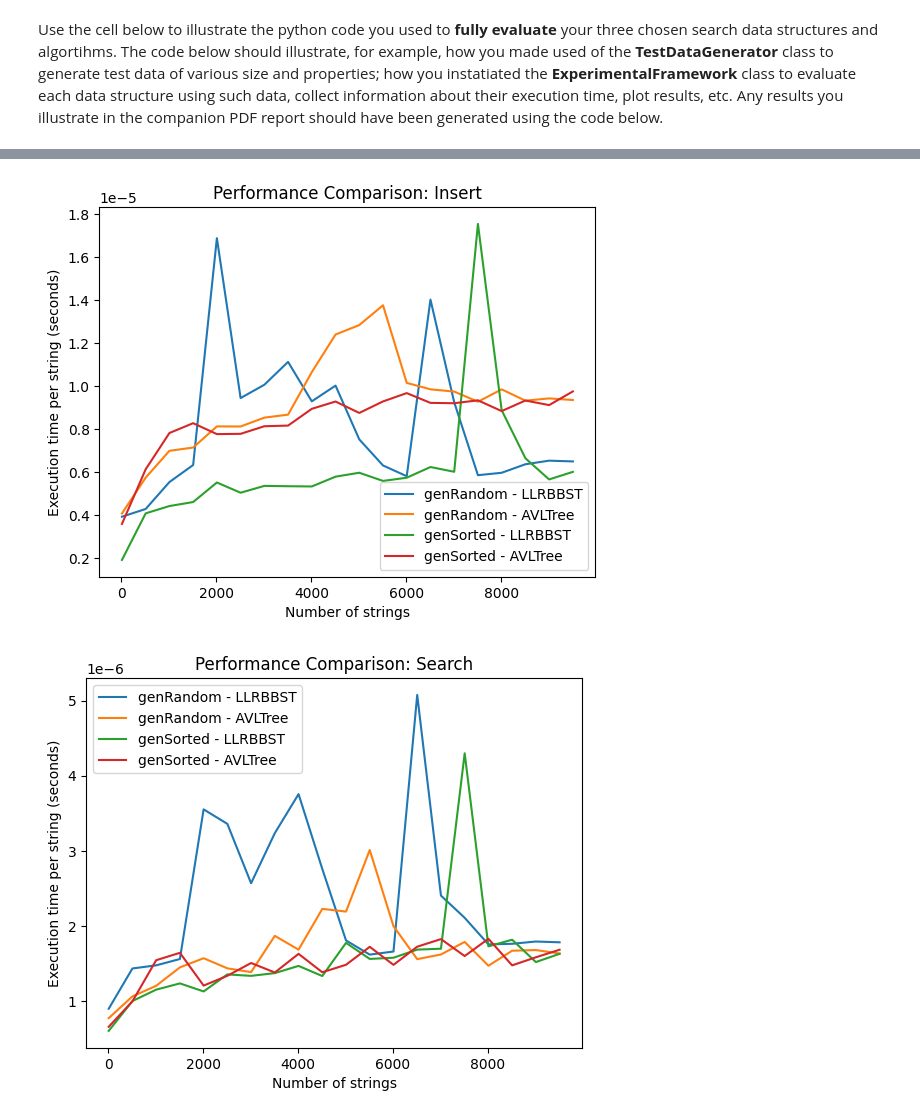
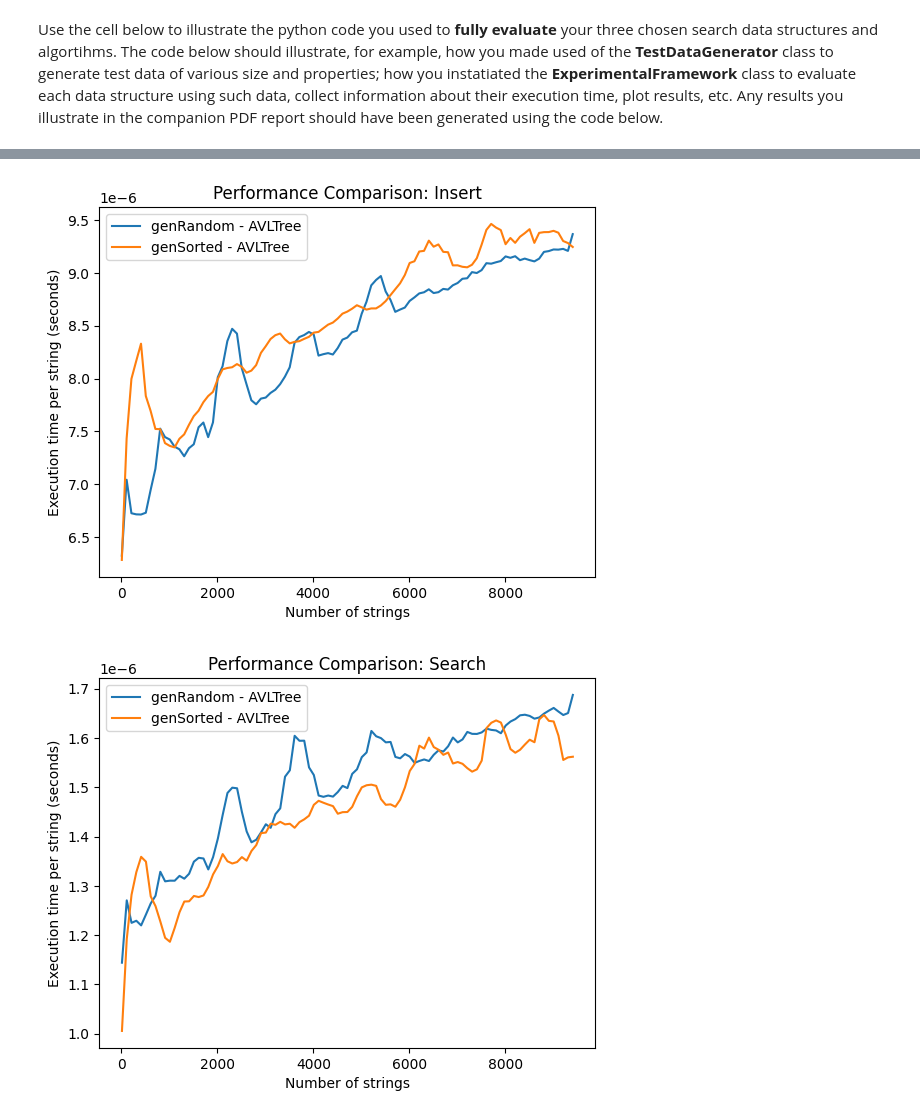
Before and after one commit to Fateh-Aletomeh/Algorithms-Coursework, a Jupyter notebook: grp-017-0005code.ipynb, the cells around one changed output, grey strips where cells are left out. Saved outputs shown, nothing was run; the diff lists cells and outputs as text; code cells hidden in the pictures.

Commit message:
Added moving average.

```diff
--- a/grp-017-0005code.ipynb
+++ b/grp-017-0005code.ipynb
@@ -480,6 +480,7 @@ class ExperimentalFramework():
         self.gen_types = {func_name: getattr(self.DataGen, func_name) for func_name in dir(self.DataGen) if callable(getattr(self.DataGen, func_name))}
         self.START_SIZE = 10
         self.RATIO = 0.4        # Ratio of data_insert to copy into data_search
+        self.WINDOW_LEN = 5     # Length of sliding window for moving average calculations
 
     def runExperiment(self, data_structure: Tree, data: list[str], operation: str) -> float:
         tree_func = getattr(data_structure, operation)
@@ -490,10 +491,17 @@ class ExperimentalFramework():
 
         return timeit.timeit(lambda: func(tree_func, data), number=1)
 
-    def plotGraph(self, results: dict[str, list[float]], size: int, interval: int, title: str) -> None:
+    def calcMovingAverage(self, result: list[float]) -> list[float]:
+        new_result: list[float] = []
+        for i in range(len(result) - self.WINDOW_LEN):
+            new_result.append(sum(result[i:i+self.WINDOW_LEN]) / self.WINDOW_LEN)
+        return new_result
+
+    def plotGraph(self, results: ExpData, size: int, interval: int, title: str) -> None:
         for gen_type, data_structures in results.items():
             for ds, times in data_structures.items():
-                plt.plot(list(range(self.START_SIZE, size, interval)), times, label=f'{gen_type} - {ds.__name__}')
+                times = self.calcMovingAverage(times)
+                plt.plot(list(range(self.START_SIZE, size - self.WINDOW_LEN*interval, interval)), times, label=f'{gen_type} - {ds.__name__}')
 
         plt.title(f"Performance Comparison: {title}")
         plt.xlabel("Number of strings")
@@ -512,7 +520,7 @@ class ExperimentalFramework():
 
         for ds in data_structures:
             for gen_type in gen_types:
-                data_insert: list[str] = self.gen_types[gen_type](size)
+                data_insert: list[str] = self.gen_types["genRandom"](size)
 
                 for sample_size in range(self.START_SIZE, size, interval):
                     print(f"{ds.__name__}: {gen_type}, {sample_size}")
@@ -536,10 +544,10 @@ Use the cell below to illustrate the python code you used to **fully evaluate**
 
 framework = ExperimentalFramework()
 
-data_structures = [LLRBBST, AVLTree]
+data_structures = [AVLTree]
 size = 10**4
-interval = 500
-iterations = 2
+interval = 100
+iterations = 30
 gen_type = ["genRandom", "genSorted"]     # TestDataGenerator method name
 
 framework.evaluateExperiment(data_structures, size, interval, iterations, gen_type)
@@ -564,2 +572,2 @@ AVLTree: genSorted, 9510
-[figure, old version]
+[figure, new version]
-[figure, old version]
+[figure, new version]
```
Also changed, not shown: parts of 1 cell of this notebook.
